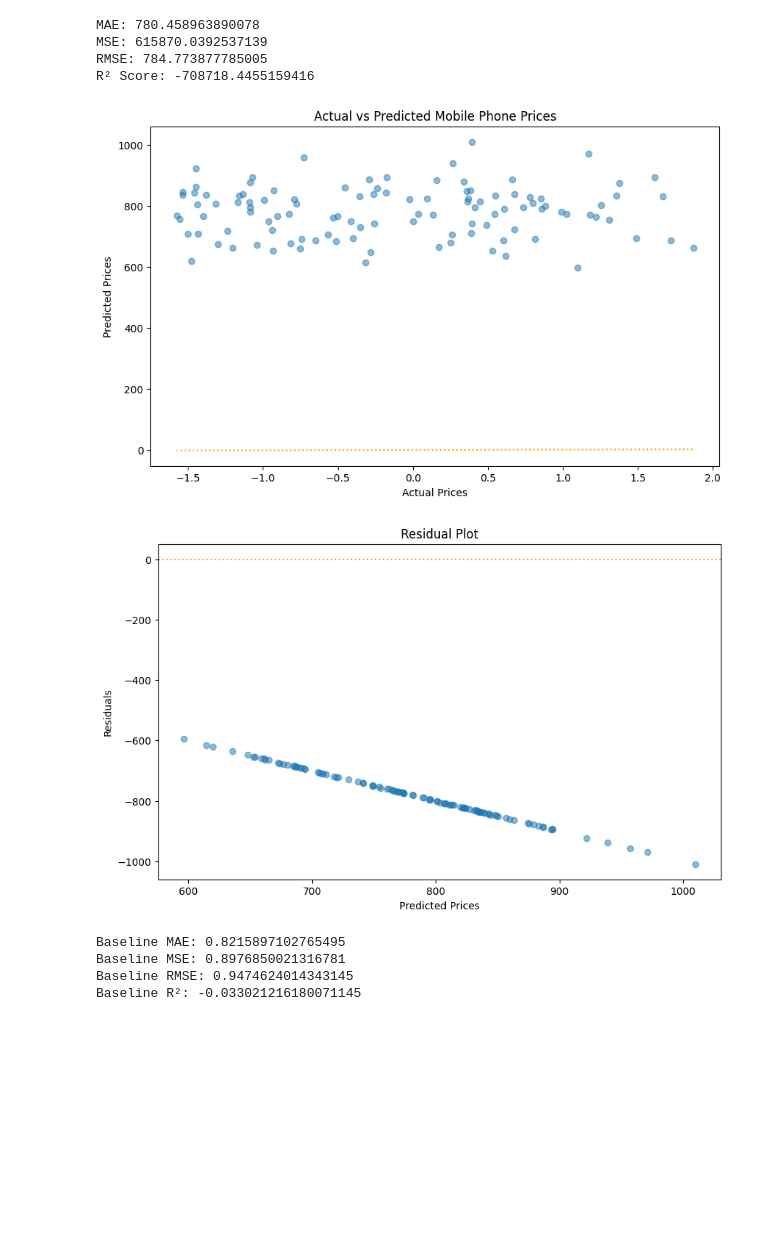
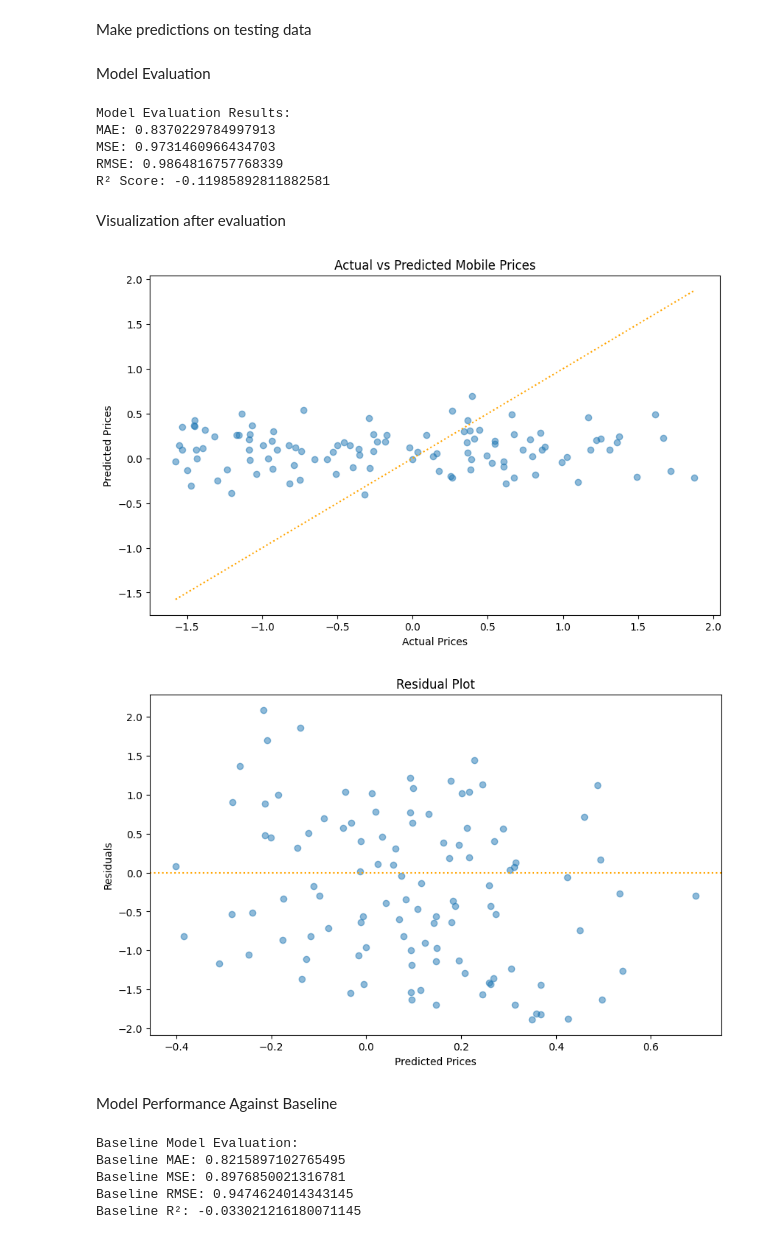
Before and after one commit to Abebaw-Addis/machine_learning1, a Jupyter notebook: lastStep.ipynb, the cells around one changed output. Drawn from its saved outputs; the diff is of its cells as text; code cells hidden in the pictures; blank space fills up the shorter version.

Commit message:
Modified model performance

```diff
--- a/mobilePrediction.ipynb
+++ b/lastStep.ipynb
@@ -443,0 +287,12 @@ model = Pipeline([
+# %%
+# Define preprocessing pipeline for numerical and categorical features
+preprocessor = ColumnTransformer([
+    ('num', StandardScaler(), numerical_features),
+    ('cat', OneHotEncoder(), [col for col in df.columns if col.startswith('brand_') or col.startswith('os_')])
+])
+
+# Define model pipeline with RandomForestRegressor
+model = Pipeline([
+    ('preprocessor', preprocessor),
+    ('regressor', RandomForestRegressor(random_state=42))
+])
@@ -484,58 +355,74 @@ joblib.dump(final_model, "model.joblib")
+# %% [markdown]
+Make predictions on testing data
+# %%
+# Predict on the test set
+y_pred_scaled = final_model.predict(X_test)
+
+# Rescale predictions back to original price range
+y_pred_final = y_scaler.inverse_transform(y_pred_scaled.reshape(-1, 1)).flatten()
+# %% [markdown]
+Model Evaluation
 # %%
-# Evaluate model
-y_pred_scaled = final_model.predict(X_test)
-y_pred_final = price_scaler.inverse_transform(y_pred_scaled.reshape(-1, 1)).flatten()
-
+# Calculate evaluation metrics
 mae = mean_absolute_error(y_test, y_pred_final)
 mse = mean_squared_error(y_test, y_pred_final)
 rmse = np.sqrt(mse)
 r2 = r2_score(y_test, y_pred_final)
 
+# Print evaluation results
+print(f"\nModel Evaluation Results:")
 print(f"MAE: {mae}")
 print(f"MSE: {mse}")
 print(f"RMSE: {rmse}")
 print(f"R² Score: {r2}")
 # %% [output]
-MAE: 780.458963890078
-MSE: 615870.0392537139
-RMSE: 784.773877785005
-R² Score: -708718.4455159416
+Model Evaluation Results:
+MAE: 0.8370229784997913
+MSE: 0.9731460966434703
+RMSE: 0.9864816757768339
+R² Score: -0.11985892811882581
+# %% [markdown]
+Visualization after evaluation
 # %%
-# Visualization
+# Visualization: Actual vs Predicted Prices
 plt.figure(figsize=(10, 6))
 plt.scatter(y_test, y_pred_final, alpha=0.5)
 plt.plot([min(y_test), max(y_test)], [min(y_test), max(y_test)], color='orange', linestyle='dotted')
 plt.xlabel('Actual Prices')
 plt.ylabel('Predicted Prices')
-plt.title('Actual vs Predicted Mobile Phone Prices')
+plt.title('Actual vs Predicted Mobile Prices')
 plt.show()
+
+# Residual Plot
+residuals = y_test - y_pred_final
+plt.figure(figsize=(10, 6))
+plt.scatter(y_pred_final, residuals, alpha=0.5)
+plt.axhline(y=0, color='orange', linestyle='dotted')
+plt.xlabel('Predicted Prices')
+plt.ylabel('Residuals')
+plt.title('Residual Plot')
+plt.show()
 # %% [output]
-[figure, old version]
+[figure, new version]
+[figure, added]
-# %%
-# Residual Plot
-residuals = y_test - y_pred_final
-plt.figure(figsize=(10, 6))
-plt.scatter(y_pred_final, residuals, alpha=0.5)
-plt.axhline(y=0, color='orange', linestyle='dotted')
-plt.xlabel('Predicted Prices')
-plt.ylabel('Residuals')
-plt.title('Residual Plot')
-plt.show()
-# %% [output]
-[figure, removed]
+# %% [markdown]
+Model Performance Against Baseline
 # %%
-# Baseline Model
+# Baseline Model for comparison
 y_baseline = np.full_like(y_test, y_train.mean())
 mae_baseline = mean_absolute_error(y_test, y_baseline)
 mse_baseline = mean_squared_error(y_test, y_baseline)
 rmse_baseline = np.sqrt(mse_baseline)
 r2_baseline = r2_score(y_test, y_baseline)
 
+# Print baseline model evaluation
+print(f"\nBaseline Model Evaluation:")
 print(f"Baseline MAE: {mae_baseline}")
 print(f"Baseline MSE: {mse_baseline}")
 print(f"Baseline RMSE: {rmse_baseline}")
 print(f"Baseline R²: {r2_baseline}")
 # %% [output]
+Baseline Model Evaluation:
 Baseline MAE: 0.8215897102765495
 Baseline MSE: 0.8976850021316781
 Baseline RMSE: 0.9474624014343145
```
Also changed, not shown: parts of 54 cells of this notebook, 7 other files.
